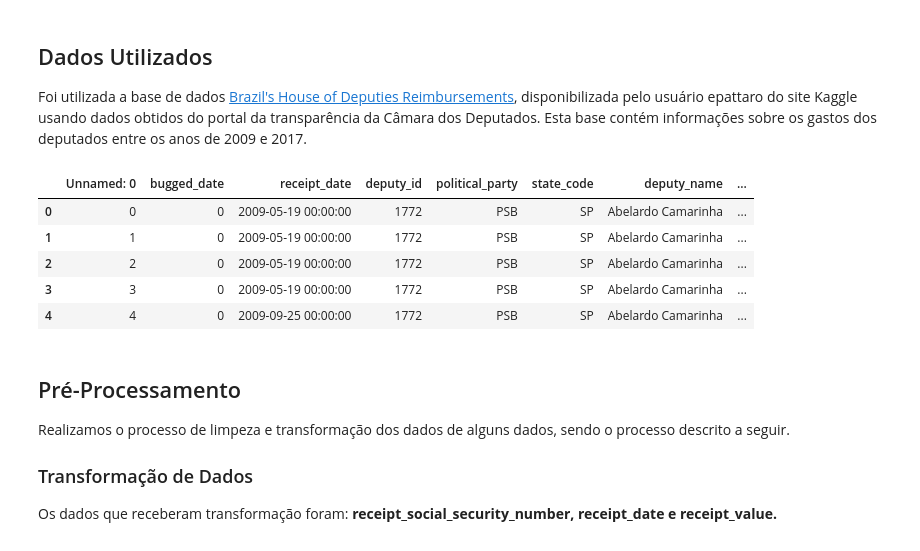
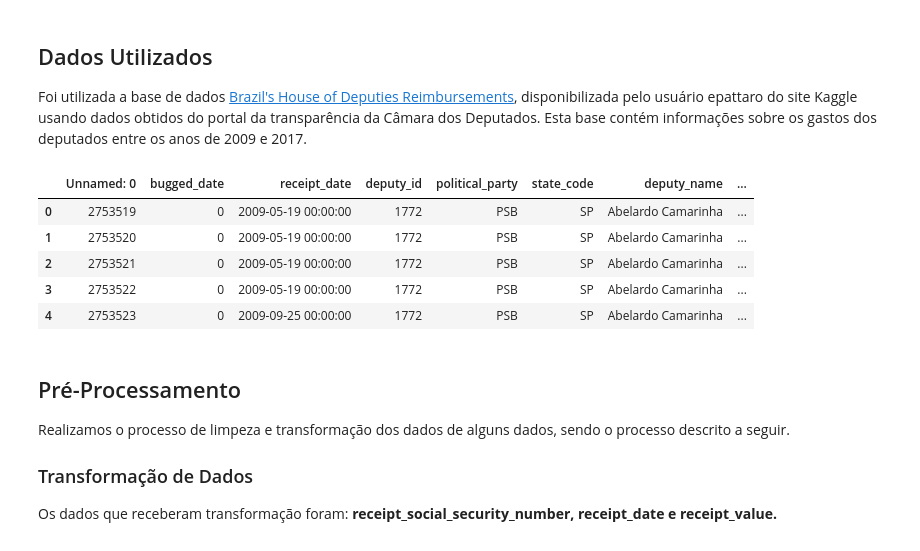
Before and after one commit to DefinitelyNotACactus/Chamber-of-Deputies-Reimbursements, a Jupyter notebook: Projeto Final.ipynb, the cells around one changed output. Saved outputs shown, nothing was run; the diff lists cells and outputs as text; code cells hidden in the pictures.

```diff
--- a/Projeto Final.ipynb
+++ b/Projeto Final.ipynb
@@ -15,17 +15,17 @@ Foi utilizada a base de dados [Brazil's House of Deputies Reimbursements](https:
 # %%
 import pandas as pd
 from IPython.display import clear_output
 from concat_df import concat_df
 # Carregar os dados
-df = concat_df(processed=True)
+df = concat_df(processed=False)
 df.head()
 # %% [output]
 |  | Unnamed: 0 | bugged_date | receipt_date | deputy_id | political_party | state_code | deputy_name | ... |
-| 0 | 0 | 0 | 2009-05-19 00:00:00 | 1772 | PSB | SP | Abelardo Camarinha | ... |
-| 1 | 1 | 0 | 2009-05-19 00:00:00 | 1772 | PSB | SP | Abelardo Camarinha | ... |
-| 2 | 2 | 0 | 2009-05-19 00:00:00 | 1772 | PSB | SP | Abelardo Camarinha | ... |
-| 3 | 3 | 0 | 2009-05-19 00:00:00 | 1772 | PSB | SP | Abelardo Camarinha | ... |
-| 4 | 4 | 0 | 2009-09-25 00:00:00 | 1772 | PSB | SP | Abelardo Camarinha | ... |
+| 0 | 2753519 | 0 | 2009-05-19 00:00:00 | 1772 | PSB | SP | Abelardo Camarinha | ... |
+| 1 | 2753520 | 0 | 2009-05-19 00:00:00 | 1772 | PSB | SP | Abelardo Camarinha | ... |
+| 2 | 2753521 | 0 | 2009-05-19 00:00:00 | 1772 | PSB | SP | Abelardo Camarinha | ... |
+| 3 | 2753522 | 0 | 2009-05-19 00:00:00 | 1772 | PSB | SP | Abelardo Camarinha | ... |
+| 4 | 2753523 | 0 | 2009-09-25 00:00:00 | 1772 | PSB | SP | Abelardo Camarinha | ... |
 # %% [markdown]
 ## Pré-Processamento
 
```
Also changed, not shown: parts of 45 cells of this notebook.
